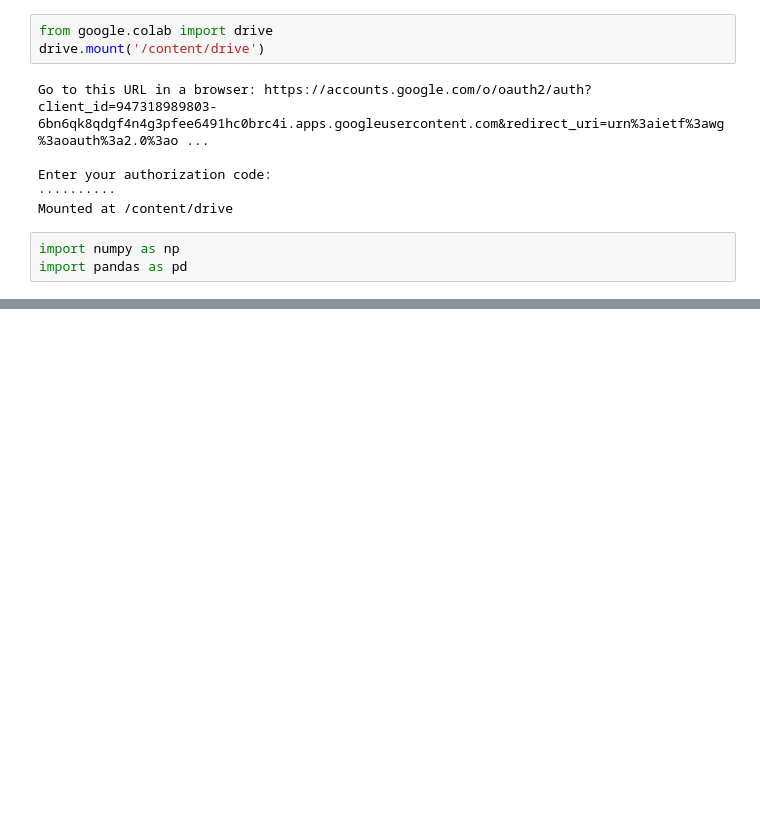
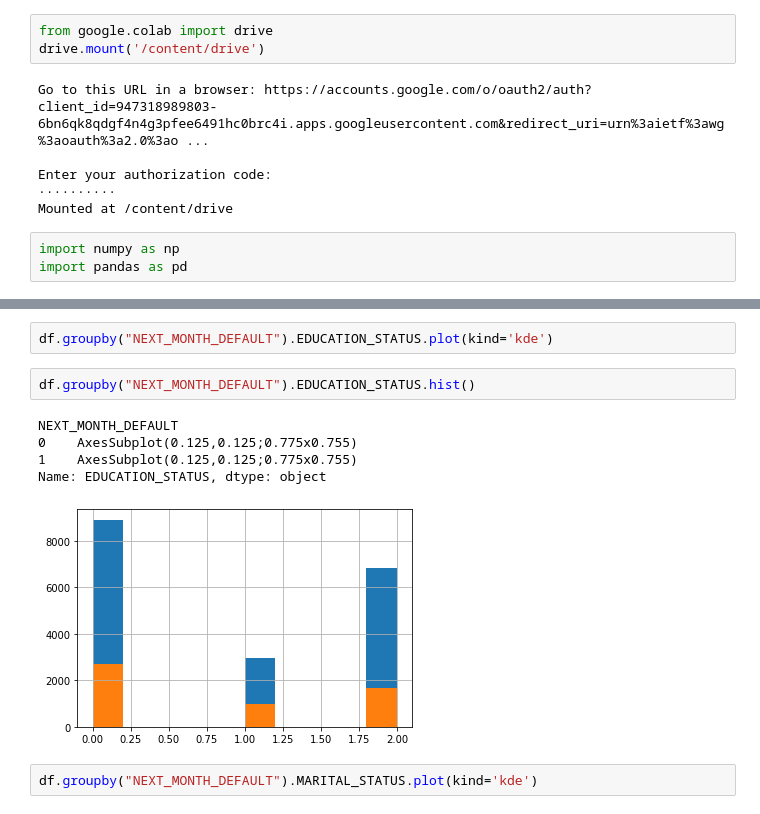
Before and after one commit to Prabha11/pre-datastorm-v1-0, a Jupyter notebook: pre_data_storm_feature_selection.ipynb, the cells around one changed output, grey strips where cells are left out. Cells and saved outputs as stored; diff of their text form; blank space fills up the shorter version.

```diff
--- a/pre_data_storm_feature_selection.ipynb
+++ b/pre_data_storm_feature_selection.ipynb
@@ -26,0 +69,12 @@ df.head()
+# %%
+df.groupby("NEXT_MONTH_DEFAULT").EDUCATION_STATUS.plot(kind='kde')
+# %%
+df.groupby("NEXT_MONTH_DEFAULT").EDUCATION_STATUS.hist()
+# %% [output]
+NEXT_MONTH_DEFAULT
+0    AxesSubplot(0.125,0.125;0.775x0.755)
+1    AxesSubplot(0.125,0.125;0.775x0.755)
+Name: EDUCATION_STATUS, dtype: object
+[figure, added]
+# %%
+df.groupby("NEXT_MONTH_DEFAULT").MARITAL_STATUS.plot(kind='kde')
```
Also changed, not shown: parts of 8 cells of this notebook.
